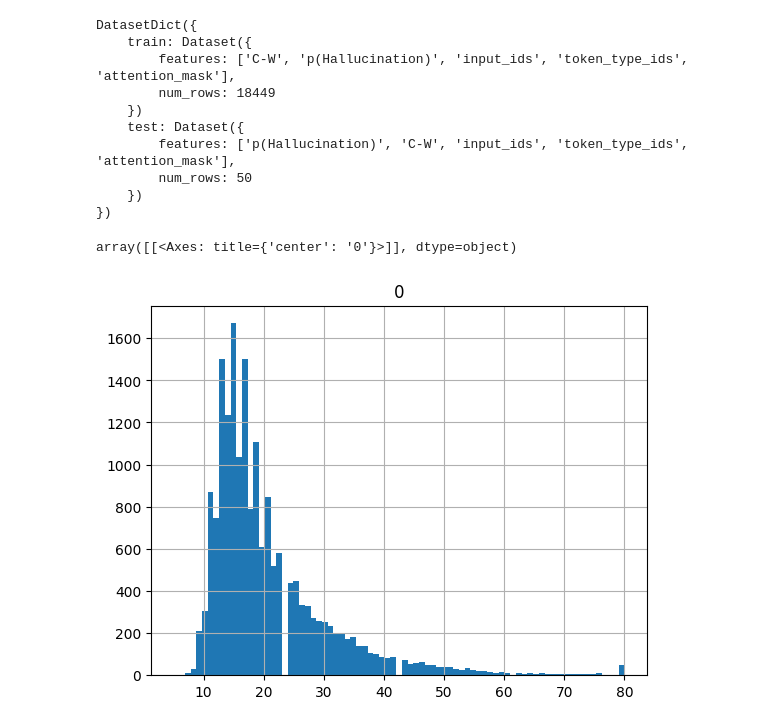
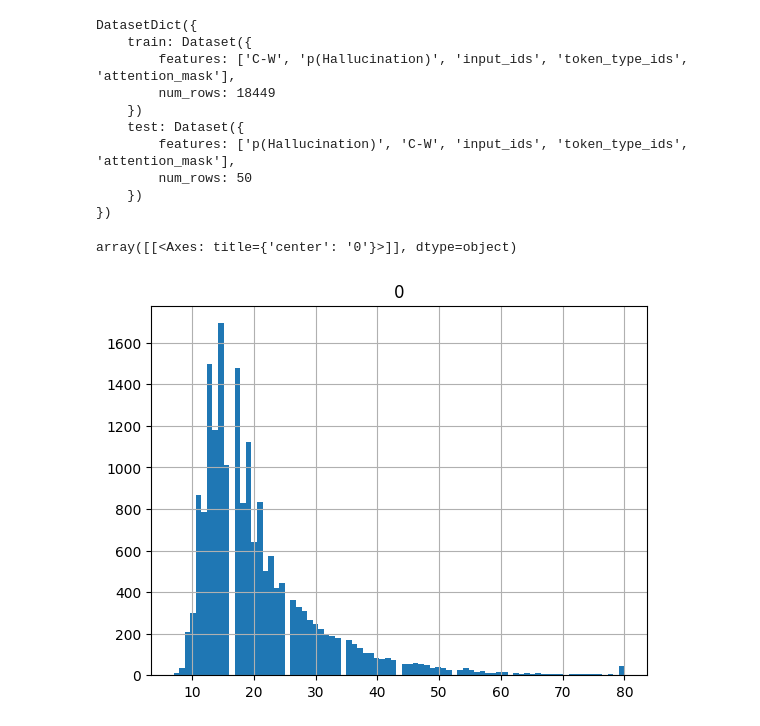
Before and after one commit to MAL-TO/shroom, a Jupyter notebook: custom_finetuning.ipynb, the cells around one changed output. Saved outputs shown, nothing was run; the diff lists cells and outputs as text; code cells hidden in the pictures.

```diff
--- a/custom_finetuning.ipynb
+++ b/custom_finetuning.ipynb
@@ -153,11 +156,11 @@ trainer.can_return_loss = True
 # %%
 import pandas as pd
 
 df = pd.DataFrame([len(el) for el in ds['train']['input_ids']])
-df.hist(bins=79)
+df.hist(bins=81)
 # %% [output]
 array([[<Axes: title={'center': '0'}>]], dtype=object)
-[figure, old version]
+[figure, new version]
 # %%
 trainer.evaluate()
 # %% [output]
```
Also changed, not shown: parts of 13 cells of this notebook, 1 other file.
